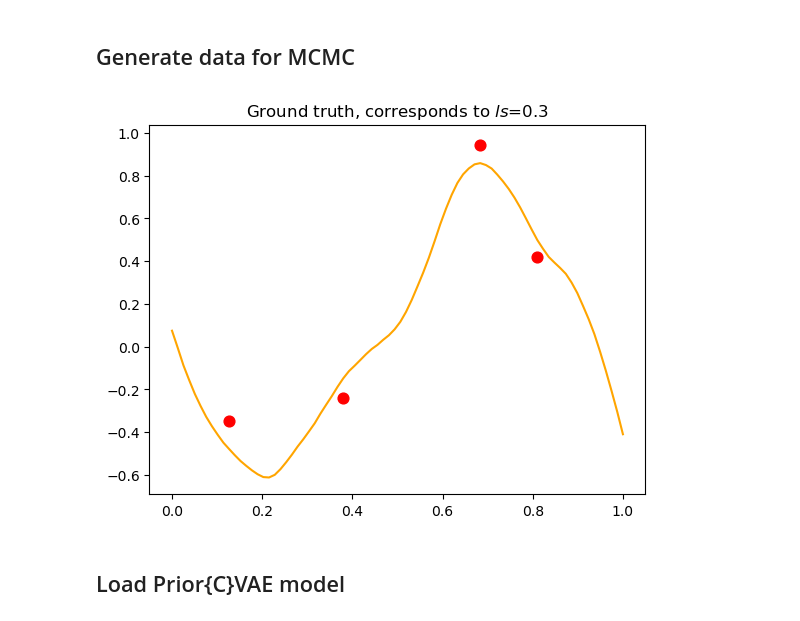
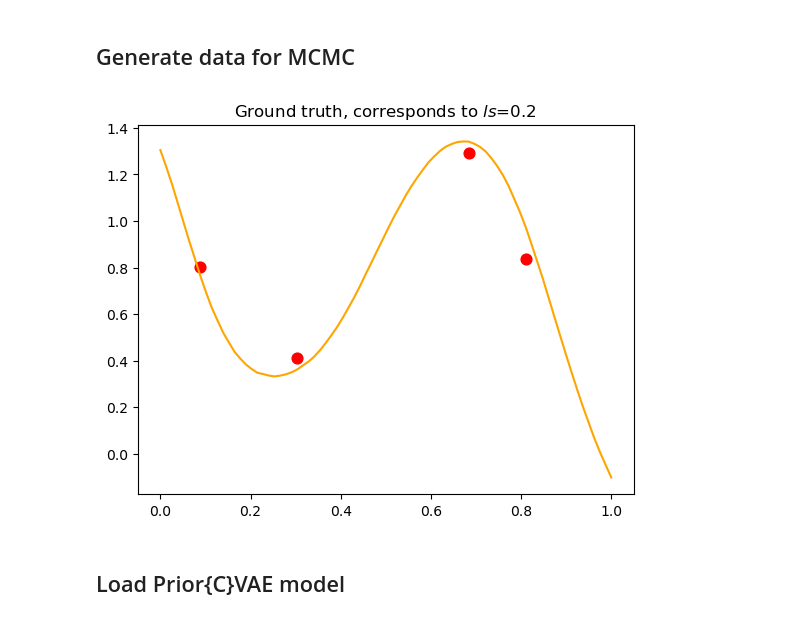
Before and after one commit to elizavetasemenova/PriorCVAE_JAX, a Jupyter notebook: experiments/notebooks/priorCVAE_inference.ipynb, the cells around one changed output. Cells and saved outputs as stored; diff of their text form; code cells hidden in the pictures.

```diff
--- a/experiments/notebooks/priorCVAE_inference.ipynb
+++ b/experiments/notebooks/priorCVAE_inference.ipynb
@@ -28,13 +28,13 @@ from priorCVAE.utility import load_model_params
 import jax.config as config
 config.update("jax_enable_x64", True)
 # %%
-# vae_model = "3tgjr5mg", cvae_model="qa1qdmjd"
+# Matern52 vae_model = "3tgjr5mg", cvae_model="qa1qdmjd"
 
-vae_model_dir = "../arc_outputs/gp/3tgjr5mg/"
+vae_model_dir = "../output/trained_models/priorvae_rbf/"
 output_dir = "output_tex/"
 
-true_ls = 0.3
-kernel = Matern52()
+true_ls = 0.2
+kernel = SquaredExponential()
 
 x0 = 0
 x1 = 1
@@ -52,28 +52,28 @@ mcmc_args["x"] = x
 # %% [markdown]
 ## Generate data for MCMC
 # %%
-rng_key = random.PRNGKey(833)
+rng_key = random.PRNGKey(8)
 rng_key_1, rng_key_2 = random.split(rng_key, 2)
 
 kernel.lengthscale = true_ls
 gp_predictive = Predictive(GP, num_samples=1)
 draws = gp_predictive(rng_key_1, kernel=kernel, x=x, jitter=1e-6, noise=True)
 
 gp_draw = draws['f'].T
 y_draw = draws['y'].T
 
 # indices of data points
-obs_idx = jnp.array([10, 30, 54, 64])
+obs_idx = jnp.array([7, 24, 54, 64])
 y_obs = y_draw[obs_idx,0]
 x_obs = x[np.array(obs_idx)]
 
 # plt.figure(figsize=(10, 3))
 plt.plot(x, gp_draw, label="ground truth", color="orange")
 plt.scatter(x_obs, y_obs, color="red", label="observed data", s=60)
 plt.title('Ground truth, corresponds to $ls$=' + str(true_ls))
 plt.show()
 # %% [output]
-[figure, old version]
+[figure, new version]
 # %%
 # add data to args. This is used by MCMC.
 mcmc_args["y_obs"] = y_obs
```
Also changed, not shown: parts of 6 cells of this notebook, 2 other files.
